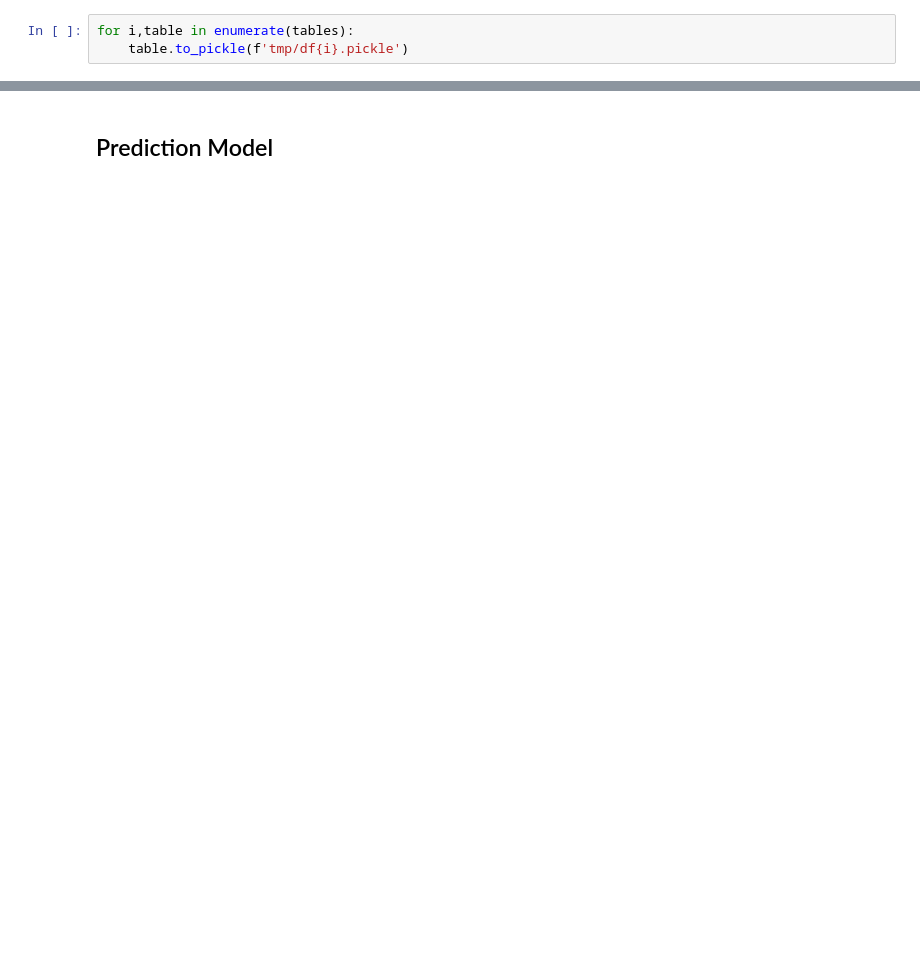
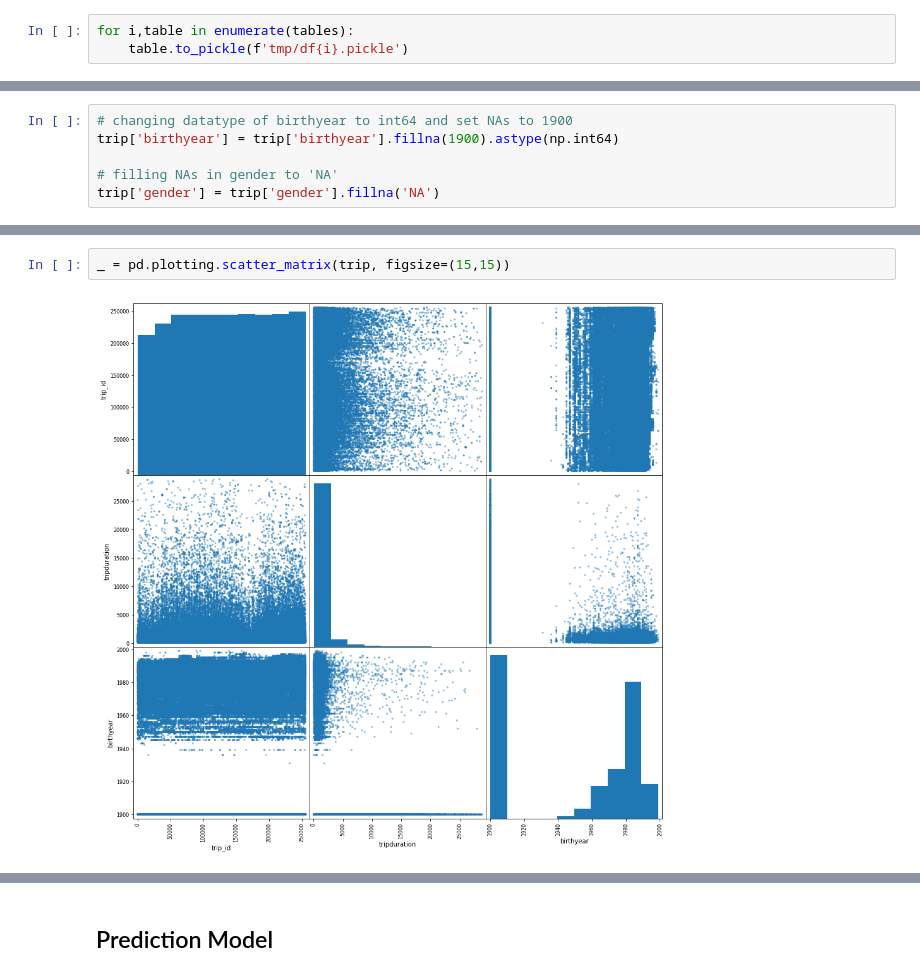
Before and after one commit to s-gr/RSSMNN, a Jupyter notebook: notebook.ipynb, the cells around one changed output, grey strips where cells are left out. Drawn from its saved outputs; the diff is of its cells as text; blank space fills up the shorter version.

```diff
--- a/notebook.ipynb
+++ b/notebook.ipynb
@@ -229,0 +207,6 @@ Since we are handling tabular data, we have to do all the necessary cleaning and
+# %%
+# changing datatype of birthyear to int64 and set NAs to 1900
+trip['birthyear'] = trip['birthyear'].fillna(1900).astype(np.int64)
+
+# filling NAs in gender to 'NA'
+trip['gender'] = trip['gender'].fillna('NA')
@@ -229,0 +243,4 @@ Since we are handling tabular data, we have to do all the necessary cleaning and
+# %%
+_ = pd.plotting.scatter_matrix(trip, figsize=(15,15))
+# %% [output]
+[figure, added]
```
Also changed, not shown: parts of 70 cells of this notebook, 2 other files.
